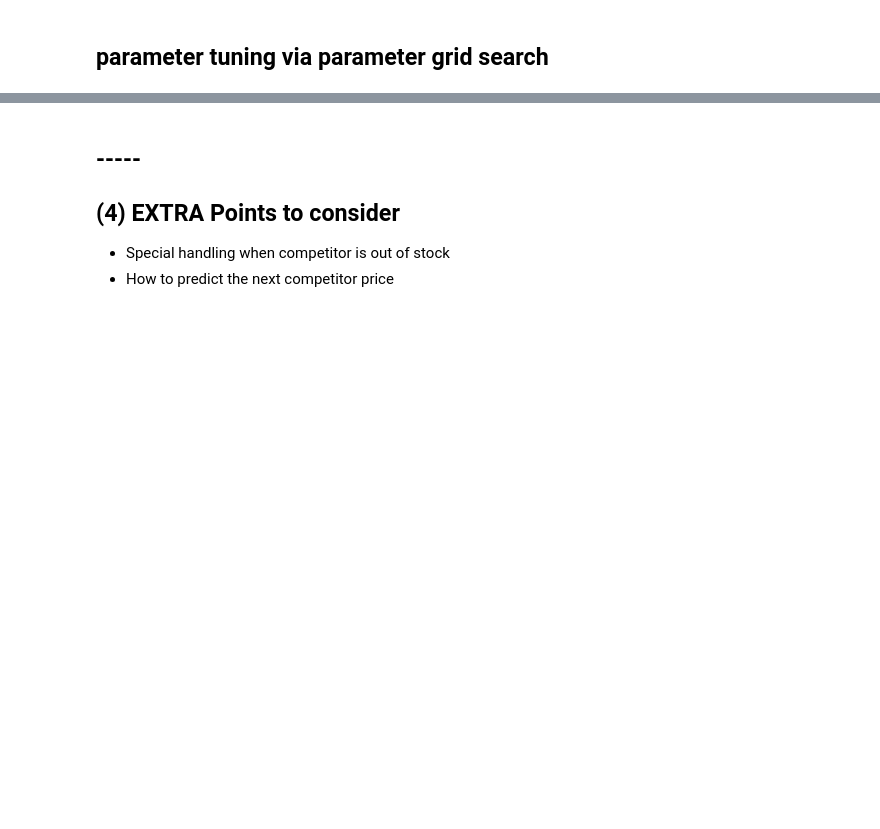
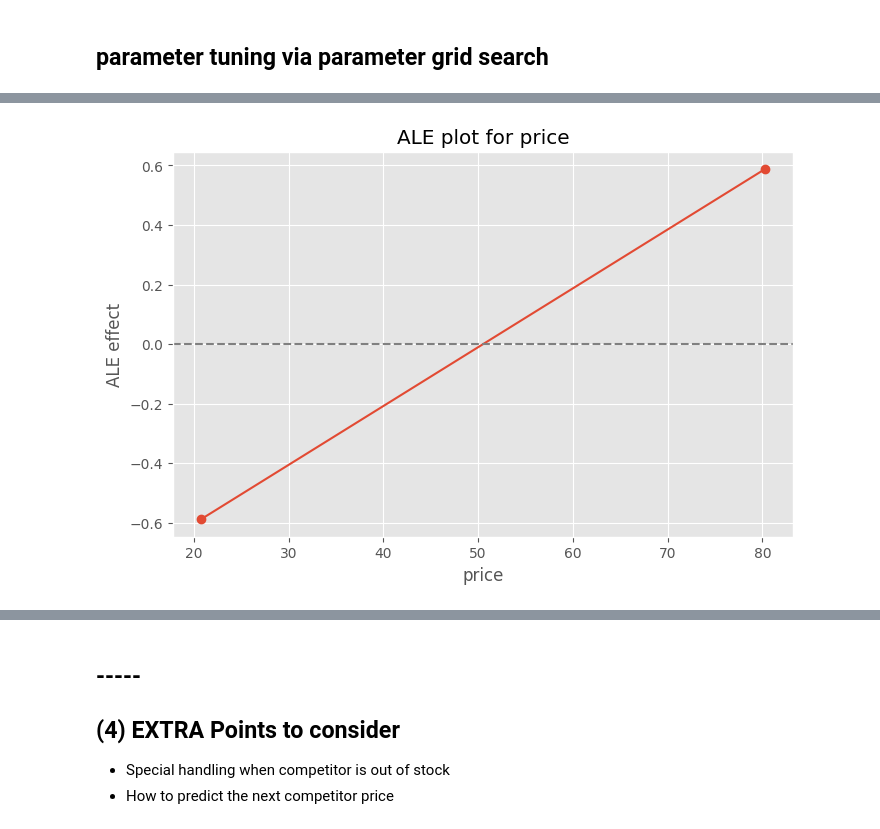
Before and after one commit to qcorveler/Optizoignons, a Jupyter notebook: Travail_Perso/Yann/week_n/W9/W12_ML_Recap.ipynb, the cells around one changed output, grey strips where cells are left out. Saved outputs shown, nothing was run; the diff lists cells and outputs as text; code cells hidden in the pictures; blank space fills up the shorter version.

Commit message:
File pour quentin W10

```diff
--- a/Travail_Perso/Yann/week_n/W9/W12_ML_Recap.ipynb
+++ b/Travail_Perso/Yann/week_n/W9/W12_ML_Recap.ipynb
@@ -781,0 +822,42 @@ IndexError: only integers, slices (`:`), ellipsis (`...`), numpy.newaxis (`None`
+# %%
+import numpy as np
+import matplotlib.pyplot as plt
+
+feature = "price"
+n_bins = 2
+
+x = X_test[feature].values
+bins = np.percentile(x, np.linspace(0, 100, n_bins + 1))
+
+ale_values = np.zeros(n_bins)
+
+for i in range(n_bins):
+    # Mask pour sélectionner les indices dans ce bin
+    mask = (x >= bins[i]) & (x < bins[i + 1])
+    if np.any(mask):
+        # Copie complète de la colonne
+        X_low = X_test.copy()
+        X_high = X_test.copy()
+        X_low[feature] = bins[i]
+        X_high[feature] = bins[i + 1]
+
+        # On calcule la différence seulement sur les points du bin
+        diff = model.predict(X_high) - model.predict(X_low)
+        ale_values[i] = np.mean(diff[mask])
+
+# Centrer ALE sur 0
+ale_values -= np.mean(ale_values)
+
+# Centres des bins
+bin_centers = 0.5 * (bins[:-1] + bins[1:])
+
+# Plot
+plt.figure(figsize=(8, 5))
+plt.plot(bin_centers, ale_values, marker='o')
+plt.axhline(0, linestyle="--", color="gray")
+plt.xlabel(feature)
+plt.ylabel("ALE effect")
+plt.title(f"ALE plot for {feature}")
+plt.show()
+# %% [output]
+[figure, added]
```
Also changed, not shown: parts of 13 cells of this notebook, 19 other files.
